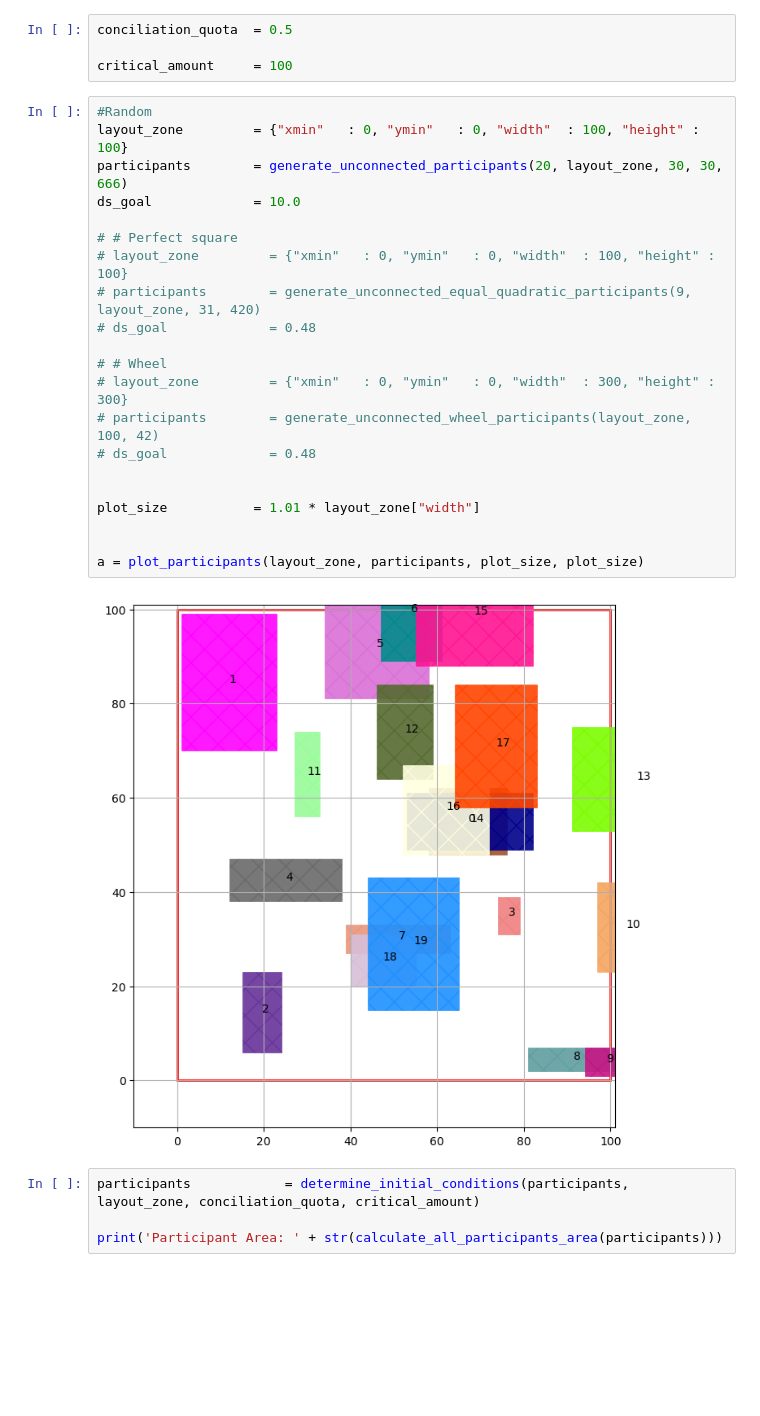
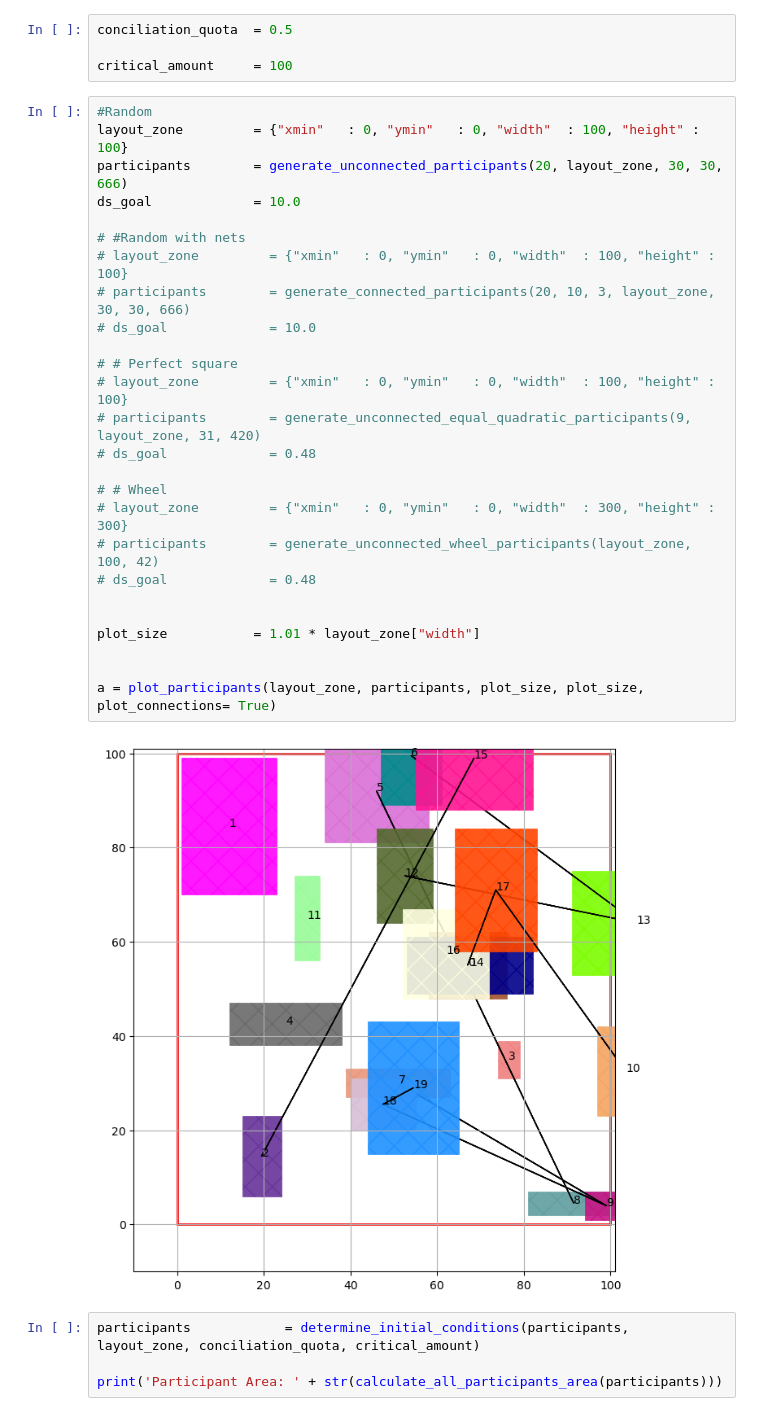
Before and after one commit to TiMo3654/abf, a Jupyter notebook: tests.ipynb, the cells around one changed output. Drawn from its saved outputs; the diff is of its cells as text; blank space fills up the shorter version.

```diff
--- a/tests.ipynb
+++ b/tests.ipynb
@@ -14,26 +14,31 @@ critical_amount     = 100
 # %%
 #Random
 layout_zone         = {"xmin"   : 0, "ymin"   : 0, "width"  : 100, "height" : 100}
 participants        = generate_unconnected_participants(20, layout_zone, 30, 30, 666)
 ds_goal             = 10.0
+
+# #Random with nets
+# layout_zone         = {"xmin"   : 0, "ymin"   : 0, "width"  : 100, "height" : 100}
+# participants        = generate_connected_participants(20, 10, 3, layout_zone, 30, 30, 666)
+# ds_goal             = 10.0
 
 # # Perfect square
 # layout_zone         = {"xmin"   : 0, "ymin"   : 0, "width"  : 100, "height" : 100}
 # participants        = generate_unconnected_equal_quadratic_participants(9, layout_zone, 31, 420)
 # ds_goal             = 0.48
 
 # # Wheel
 # layout_zone         = {"xmin"   : 0, "ymin"   : 0, "width"  : 300, "height" : 300}
 # participants        = generate_unconnected_wheel_participants(layout_zone, 100, 42)
 # ds_goal             = 0.48
 
 
 plot_size           = 1.01 * layout_zone["width"]
 
 
-a = plot_participants(layout_zone, participants, plot_size, plot_size)
+a = plot_participants(layout_zone, participants, plot_size, plot_size, plot_connections= True)
 # %% [output]
-[figure, old version]
+[figure, new version]
 # %%
 participants            = determine_initial_conditions(participants, layout_zone, conciliation_quota, critical_amount)
 
```
Also changed, not shown: parts of 2 cells of this notebook, 1 other file.
